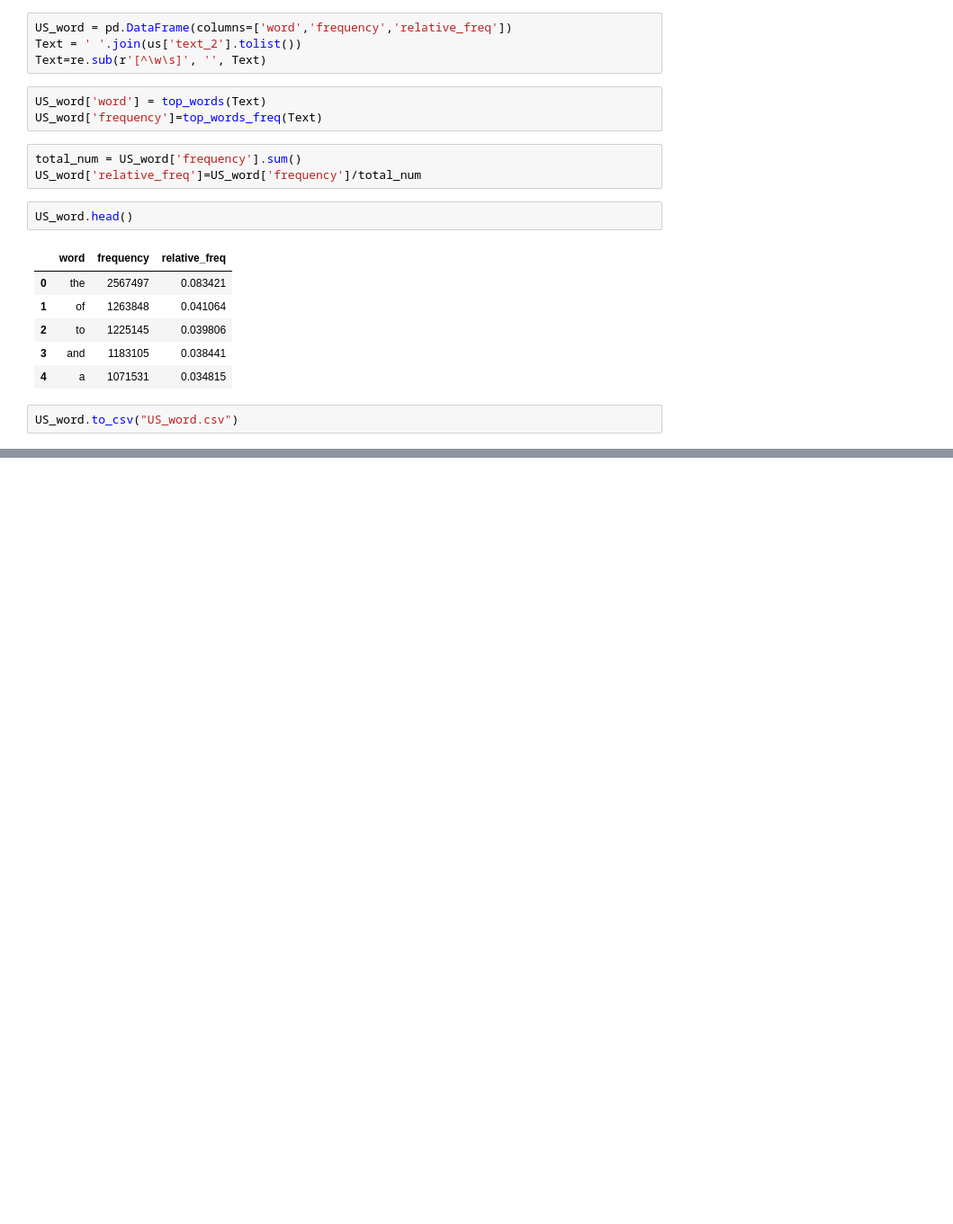
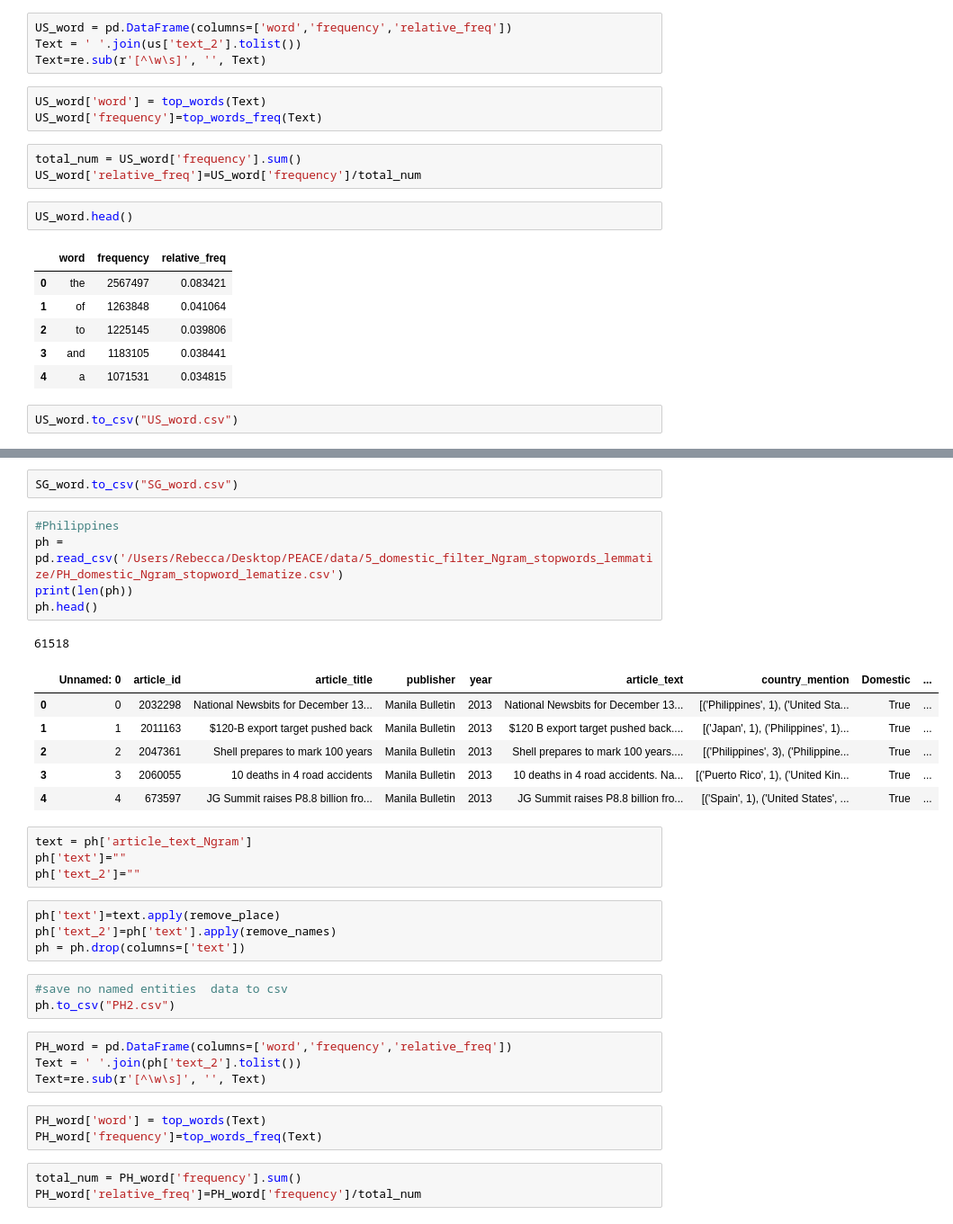
Before and after one commit to mylittlebecca/PEACE_level, a Jupyter notebook: Data.ipynb, the cells around one changed output, grey strips where cells are left out. Shown: that part at 90% size. Cells and saved outputs as stored; diff of their text form; blank space fills up the shorter version.

```diff
--- a/Data.ipynb
+++ b/Data.ipynb
@@ -196,0 +229,36 @@ US_word.to_csv("US_word.csv")
+# %%
+SG_word.to_csv("SG_word.csv")
+# %%
+#Philippines
+ph = pd.read_csv('/Users/Rebecca/Desktop/PEACE/data/5_domestic_filter_Ngram_stopwords_lemmatize/PH_domestic_Ngram_stopword_lematize.csv')
+print(len(ph))
+ph.head()
+# %% [output]
+61518
+|  | Unnamed: 0 | article_id | article_title | publisher | year | article_text | country_mention | Domestic | ... |
+| 0 | 0 | 2032298 | National Newsbits for December 13... | Manila Bulletin | 2013 | National Newsbits for December 13... | [('Philippines', 1), ('United Sta... | True | ... |
+| 1 | 1 | 2011163 | $120-B export target pushed back | Manila Bulletin | 2013 | $120 B export target pushed back.... | [('Japan', 1), ('Philippines', 1)... | True | ... |
+| 2 | 2 | 2047361 | Shell prepares to mark 100 years | Manila Bulletin | 2013 | Shell prepares to mark 100 years.... | [('Philippines', 3), ('Philippine... | True | ... |
+| 3 | 3 | 2060055 | 10 deaths in 4 road accidents | Manila Bulletin | 2013 | 10 deaths in 4 road accidents. Na... | [('Puerto Rico', 1), ('United Kin... | True | ... |
+| 4 | 4 | 673597 | JG Summit raises P8.8 billion fro... | Manila Bulletin | 2013 | JG Summit raises P8.8 billion fro... | [('Spain', 1), ('United States', ... | True | ... |
+# %%
+text = ph['article_text_Ngram']
+ph['text']=""
+ph['text_2']=""
+# %%
+ph['text']=text.apply(remove_place)
+ph['text_2']=ph['text'].apply(remove_names)
+ph = ph.drop(columns=['text'])
+# %%
+#save no named entities  data to csv
+ph.to_csv("PH2.csv")
+# %%
+PH_word = pd.DataFrame(columns=['word','frequency','relative_freq'])
+Text = ' '.join(ph['text_2'].tolist())
+Text=re.sub(r'[^\w\s]', '', Text)
+# %%
+PH_word['word'] = top_words(Text)
+PH_word['frequency']=top_words_freq(Text)
+# %%
+total_num = PH_word['frequency'].sum()
+PH_word['relative_freq']=PH_word['frequency']/total_num
```
Also changed, not shown: parts of 19 cells of this notebook, 2 other files.
